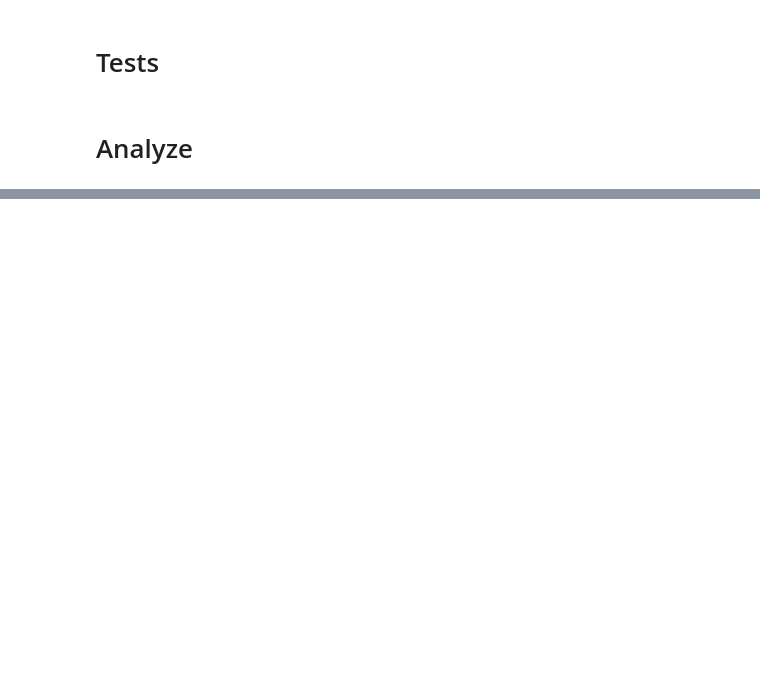
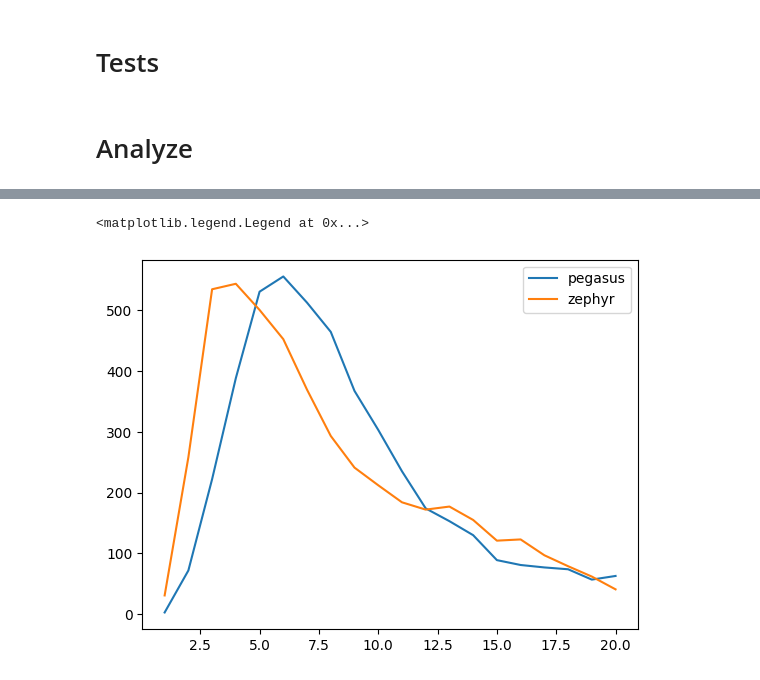
Before and after one commit to atg205/DWaveDynamics, a Jupyter notebook: notebooks/tests.ipynb, the cells around one changed output, grey strips where cells are left out. Saved outputs shown, nothing was run; the diff lists cells and outputs as text; code cells hidden in the pictures; blank space fills up the shorter version.

```diff
--- a/notebooks/tests.ipynb
+++ b/notebooks/tests.ipynb
@@ -108,0 +128,9 @@ Name: num_occurrences, dtype: int64
+# %%
+for topology in ['pegasus','zephyr']:
+    df = dfs_grouped[topology,4].reset_index()
+    df = df[df['energy']<=20]
+    plt.plot(df['energy'],df['num_occurrences'],label=f"{topology}")
+plt.legend()
+# %% [output]
+<matplotlib.legend.Legend at 0x...>
+[figure, added]
```
Also changed, not shown: parts of 5 cells of this notebook.
